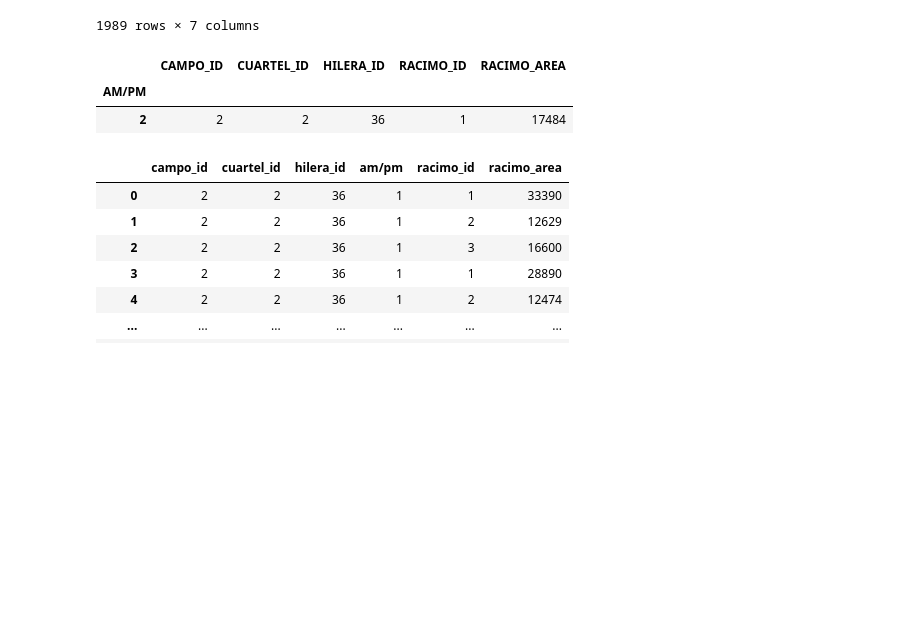
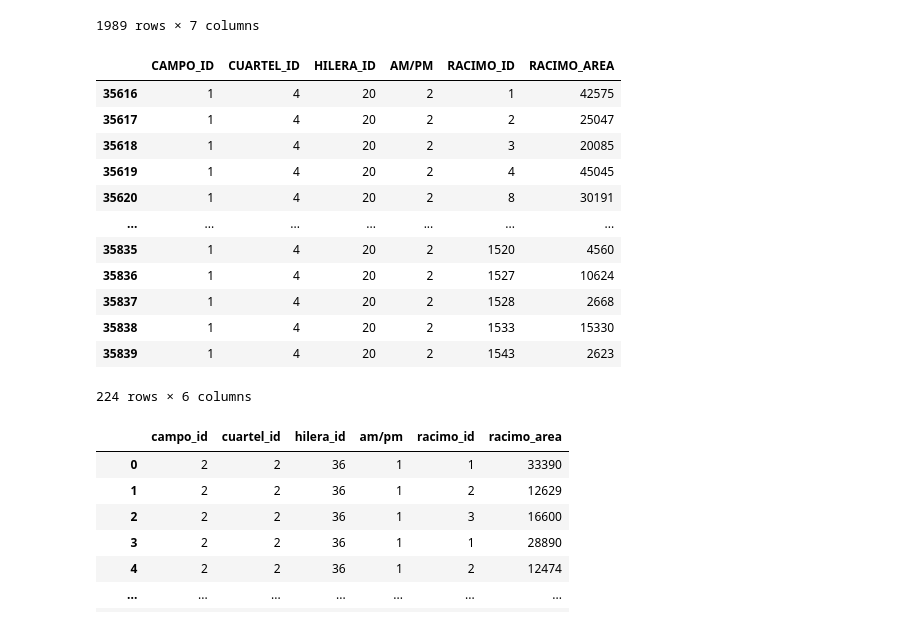
Before and after one commit to Tubaher/grapes_project, a Jupyter notebook: samples/uvas/utils/notebooks/read_pickles.ipynb, the cells around one changed output. Cells and saved outputs as stored; diff of their text form; code cells hidden in the pictures; blank space fills up the shorter version.

```diff
--- a/samples/uvas/utils/notebooks/read_pickles.ipynb
+++ b/samples/uvas/utils/notebooks/read_pickles.ipynb
@@ -124,12 +132,25 @@ GUARDANDO DATAFRAME A PICKLE...
 1989 rows × 7 columns
 # %%
 #Checking the resulting mega pickle
-df = pd.read_pickle("../../stuff/pickles/TestCampo/mega_pickle.pkl")
-df.groupby("AM/PM").first()
+df = pd.read_pickle("stuff/pickles/dcomplete_pgrapes_aug/mega_pickle.pkl")
+
+#df.groupby("AM/PM").first()
+df_filter = df[ (df['HILERA_ID'] == 20) & (df['AM/PM'] == 2)]
+df_filter
 # %% [output]
-|  | CAMPO_ID | CUARTEL_ID | HILERA_ID | RACIMO_ID | RACIMO_AREA |
-| AM/PM |  |  |  |  |  |
-| 2 | 2 | 2 | 36 | 1 | 17484 |
+|  | CAMPO_ID | CUARTEL_ID | HILERA_ID | AM/PM | RACIMO_ID | RACIMO_AREA |
+| 35616 | 1 | 4 | 20 | 2 | 1 | 42575 |
+| 35617 | 1 | 4 | 20 | 2 | 2 | 25047 |
+| 35618 | 1 | 4 | 20 | 2 | 3 | 20085 |
+| 35619 | 1 | 4 | 20 | 2 | 4 | 45045 |
+| 35620 | 1 | 4 | 20 | 2 | 8 | 30191 |
+| ... | ... | ... | ... | ... | ... | ... |
+| 35835 | 1 | 4 | 20 | 2 | 1520 | 4560 |
+| 35836 | 1 | 4 | 20 | 2 | 1527 | 10624 |
+| 35837 | 1 | 4 | 20 | 2 | 1528 | 2668 |
+| 35838 | 1 | 4 | 20 | 2 | 1533 | 15330 |
+| 35839 | 1 | 4 | 20 | 2 | 1543 | 2623 |
+224 rows × 6 columns
 # %%
 df = pd.read_pickle("../../stuff/pickles/TestCampo/prediction_pickles/prediction_2_2_36_1.pkl")
 df = pd.DataFrame(df, columns = ["campo_id","cuartel_id","hilera_id","am/pm","racimo_id","racimo_area"])
```
Also changed, not shown: parts of 2 cells of this notebook, 4 other files.
